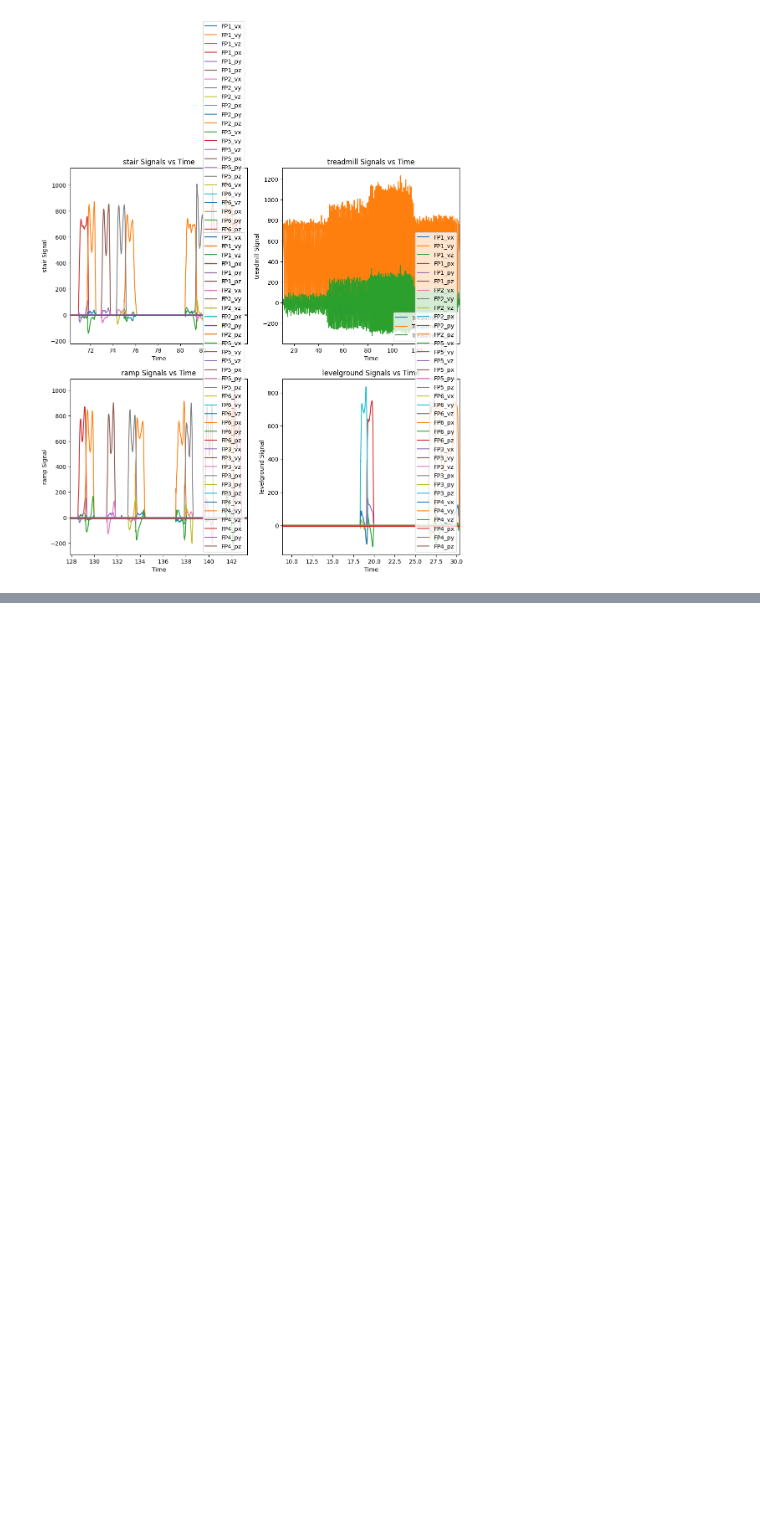
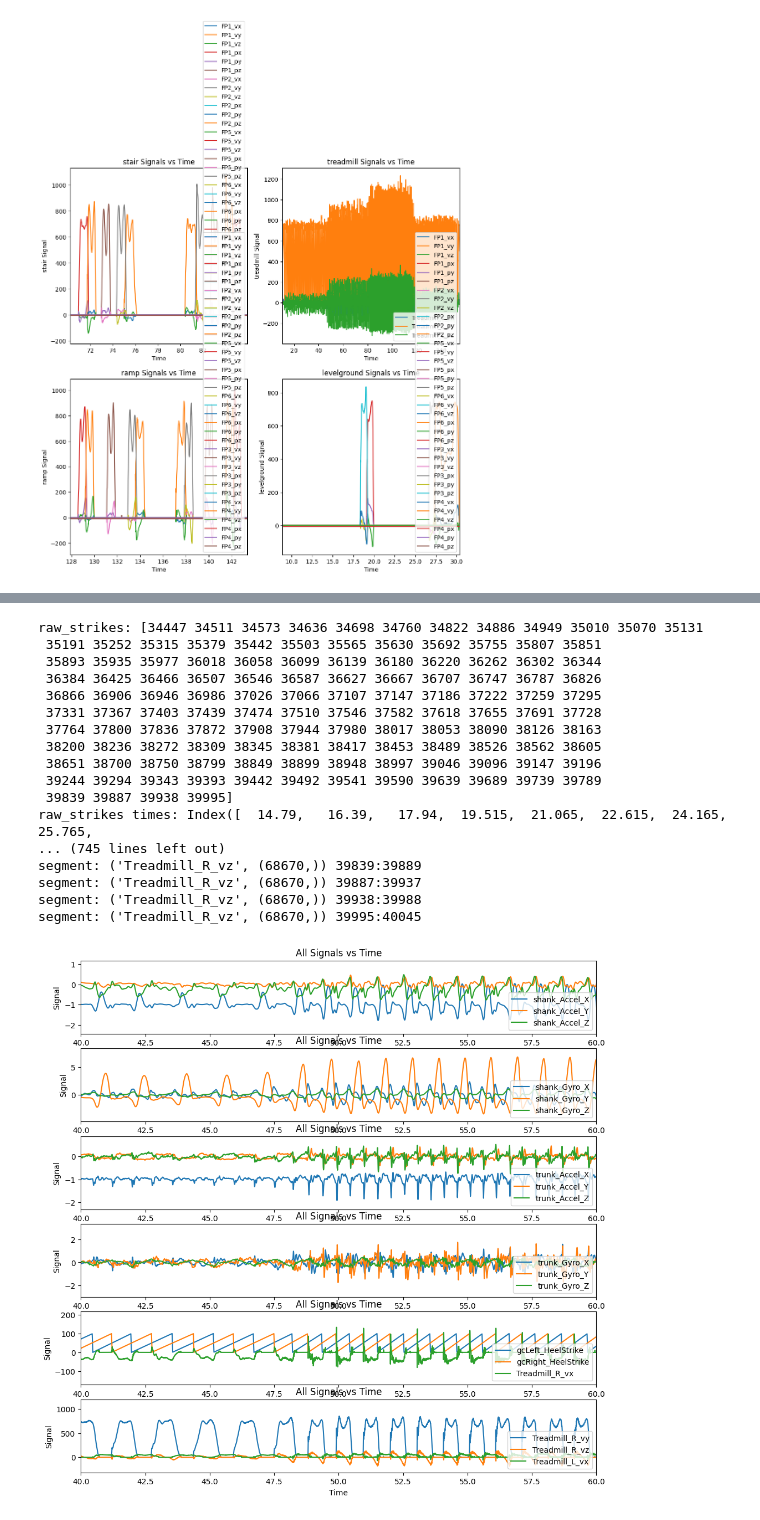
Before and after one commit to Bowenislandsong/lower-limb-biomechanics-dataprocessing, a Jupyter notebook: visual/sample.ipynb, the cells around one changed output, grey strips where cells are left out. Cells and saved outputs as stored; diff of their text form; code cells hidden in the pictures; blank space fills up the shorter version.

```diff
--- a/visual/sample.ipynb
+++ b/visual/sample.ipynb
@@ -209,0 +295,68 @@ Average diff: [61.28571429 39.92857143 36.35714286 49.35714286], Std: [2.9381376
+# %%
+raw_strikes,_ = find_peaks(data['gcRight_HeelStrike'])
+print(f"raw_strikes: {raw_strikes}")
+print(f"raw_strikes times: {data.index[raw_strikes]}")
+
+fig, axs = plt.subplots(len(data.columns)//3, 1, figsize=(12, 12))
+for i in range(len(axs)):
+    for j in range(3):
+        col_idx = i * 3 + j
+        if col_idx < len(data.columns):
+            axs[i].plot(data.iloc[:, col_idx], label=data.columns[col_idx])
+            # for strike in raw_strikes:
+            #     axs[i].axvline(x=data.index[strike], color='r', linestyle='--', linewidth=0.5)
+    axs[i].set_title('All Signals vs Time')
+    axs[i].set_xlabel('Time')
+    axs[i].set_ylabel('Signal')
+    axs[i].set_xlim(40,60)
+    axs[i].legend(loc='lower right')
+
+def segmentation(data,signal_list,start_idx,window_size=50):
+    segmented_data = np.zeros((len(signal_list),len(start_idx),window_size))
+    for i,signal in enumerate(signal_list):
+        for j,idx in enumerate(start_idx):
+            segment = data.iloc[idx:idx + window_size,i].tolist()
+            print(f"segment: {signal,data[signal].shape} {idx}:{idx + window_size}")
+            segmented_data[i,j] = segment
+    return segmented_data
+
+imu_seg = segmentation(data,['shank_Accel_X','shank_Accel_Y','shank_Accel_Z'],raw_strikes,window_size=50)
+grf_seg = segmentation(data,['Treadmill_R_vx','Treadmill_R_vy','Treadmill_R_vz'],raw_strikes,window_size=50)
+
+def plot_segments(ax, segments, title_prefix):
+    for i in range(segments.shape[0]):
+        for j in range(segments.shape[1]):
+            ax.plot(segments[i, j], label=f'{title_prefix} Segment {i+1}-{j+1}')
+    ax.set_title(f'{title_prefix} Segments')
+    ax.set_xlabel('Time')
+    ax.set_ylabel('Signal')
+
+fig, axs = plt.subplots(2, 1, figsize=(12, 8))
+
+# Plot IMU segments
+plot_segments(axs[0], imu_seg, 'IMU')
+
+# Plot GRF segments
+plot_segments(axs[1], grf_seg, 'GRF')
+
+plt.tight_layout()
+plt.show()
+# %% [output]
+raw_strikes: [34447 34511 34573 34636 34698 34760 34822 34886 34949 35010 35070 35131
+ 35191 35252 35315 35379 35442 35503 35565 35630 35692 35755 35807 35851
+ 35893 35935 35977 36018 36058 36099 36139 36180 36220 36262 36302 36344
+ 36384 36425 36466 36507 36546 36587 36627 36667 36707 36747 36787 36826
+ 36866 36906 36946 36986 37026 37066 37107 37147 37186 37222 37259 37295
+ 37331 37367 37403 37439 37474 37510 37546 37582 37618 37655 37691 37728
+ 37764 37800 37836 37872 37908 37944 37980 38017 38053 38090 38126 38163
+ 38200 38236 38272 38309 38345 38381 38417 38453 38489 38526 38562 38605
+ 38651 38700 38750 38799 38849 38899 38948 38997 39046 39096 39147 39196
+ 39244 39294 39343 39393 39442 39492 39541 39590 39639 39689 39739 39789
+ 39839 39887 39938 39995]
+raw_strikes times: Index([  14.79,   16.39,   17.94,  19.515,  21.065,  22.615,  24.165,  25.765,
+... (745 lines left out)
+segment: ('Treadmill_R_vz', (68670,)) 39839:39889
+segment: ('Treadmill_R_vz', (68670,)) 39887:39937
+segment: ('Treadmill_R_vz', (68670,)) 39938:39988
+segment: ('Treadmill_R_vz', (68670,)) 39995:40045
+[figure, added]
```
Also changed, not shown: parts of 5 cells of this notebook, 2 other files.
